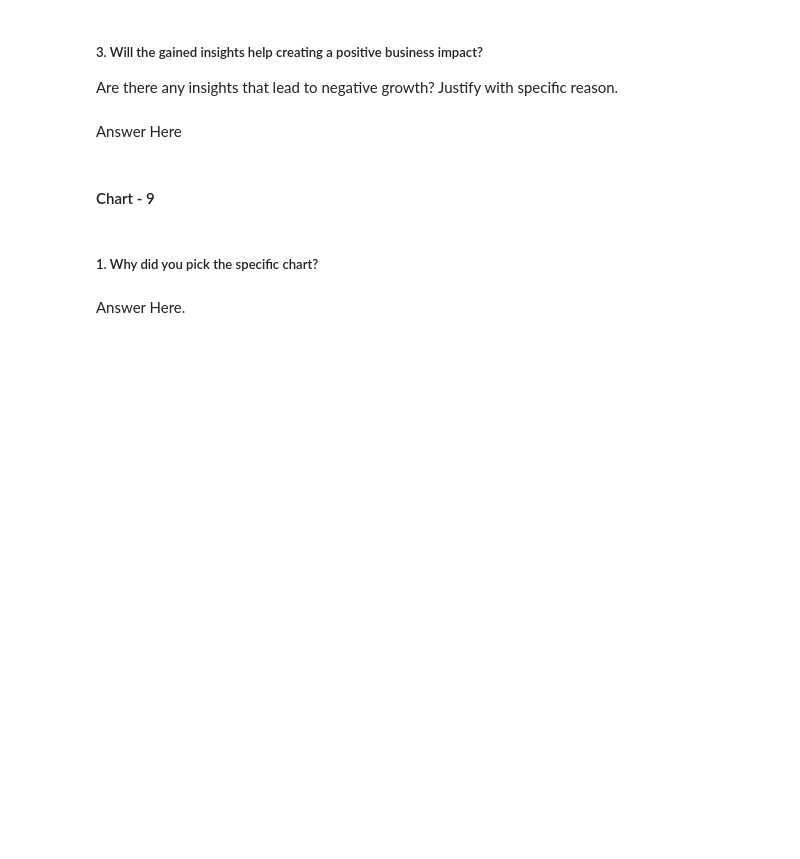
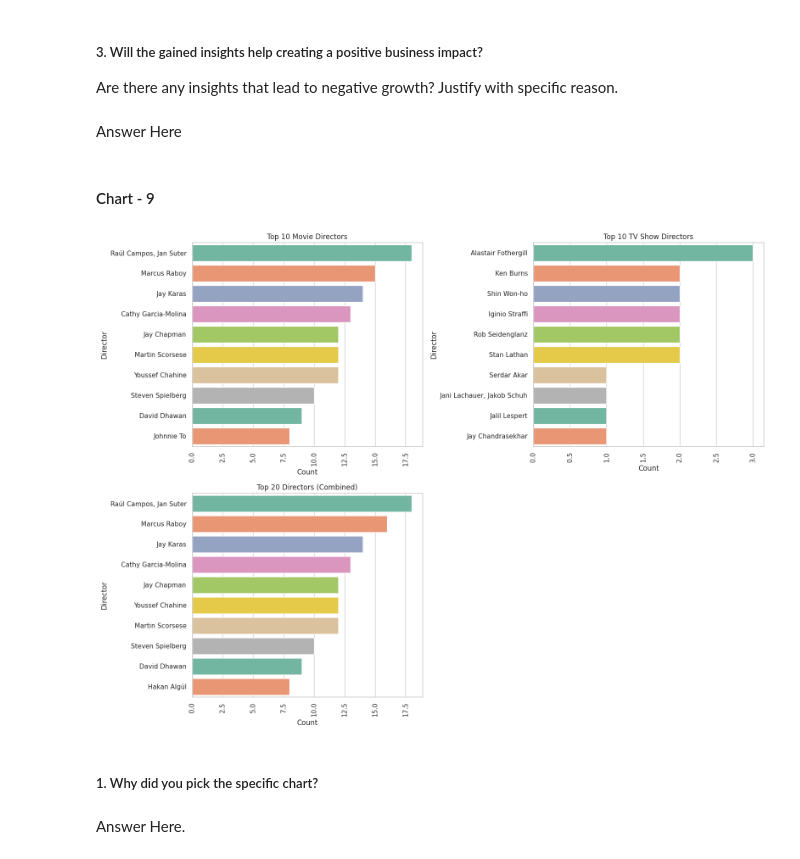
Before and after one commit to sabitendu/Capstone_Project_On_Netflix_Movies_And_TV-Shows_Clustering, a Jupyter notebook: NETFLIX_MOVIES_AND_TV_SHOWS_CLUSTERING.ipynb, the cells around one changed output. Drawn from its saved outputs; the diff is of its cells as text; code cells hidden in the pictures; blank space fills up the shorter version.

```diff
--- a/NETFLIX_MOVIES_AND_TV_SHOWS_CLUSTERING.ipynb
+++ b/NETFLIX_MOVIES_AND_TV_SHOWS_CLUSTERING.ipynb
@@ -606,3 +792,52 @@ Answer Here
+# %%
+# Chart - 9 visualization code
+# Separate the data for movies and TV shows
+movies_df =df[df['type'] == 'Movie']
+tv_shows_df = df[df['type'] == 'TV Show']
+
+# Calculate top 10 directors for movies and TV shows
+top_directors_movies = movies_df['director'].value_counts().head(10)
+top_directors_tv_shows = tv_shows_df['director'].value_counts().head(10)
+
+# Combine the top directors from both movies and TV shows
+top_directors_combined = df['director'].value_counts().head(10)
+
+
+# Create subplots
+fig, axes = plt.subplots(nrows=2, ncols=2, figsize=(16, 12))
+sns.set_theme(style="whitegrid")
+
+# Plot top 10 movie directors
+sns.barplot(x=top_directors_movies.values, y=top_directors_movies.index, ax=axes[0, 0], palette='Set2')
+axes[0, 0].set_title('Top 10 Movie Directors')
+axes[0, 0].set_xlabel('Count')
+axes[0, 0].set_ylabel('Director')
+axes[0, 0].tick_params(axis='x', rotation=90)
+
+# Plot top 10 TV show directors
+sns.barplot(x=top_directors_tv_shows.values, y=top_directors_tv_shows.index, ax=axes[0, 1], palette='Set2')
+axes[0, 1].set_title('Top 10 TV Show Directors')
+axes[0, 1].set_xlabel('Count')
+axes[0, 1].set_ylabel('Director')
+axes[0, 1].tick_params(axis='x', rotation=90)
+
+# Plot top 20 directors (combined)
+sns.barplot(x=top_directors_combined.values, y=top_directors_combined.index, ax=axes[1, 0], palette='Set2')
+axes[1, 0].set_title('Top 20 Directors (Combined)')
+axes[1, 0].set_xlabel('Count')
+axes[1, 0].set_ylabel('Director')
+axes[1, 0].tick_params(axis='x', rotation=90)
+
+# Remove empty subplot
+fig.delaxes(axes[1, 1])
+
+# Adjust subplot spacing
+plt.tight_layout()
+
+# Show the plots
+plt.show()
+# %% [output]
+[figure, added]
 # %% [markdown]
 ##### 1. Why did you pick the specific chart?
 # %% [markdown]
```
Also changed, not shown: parts of 25 cells of this notebook.
